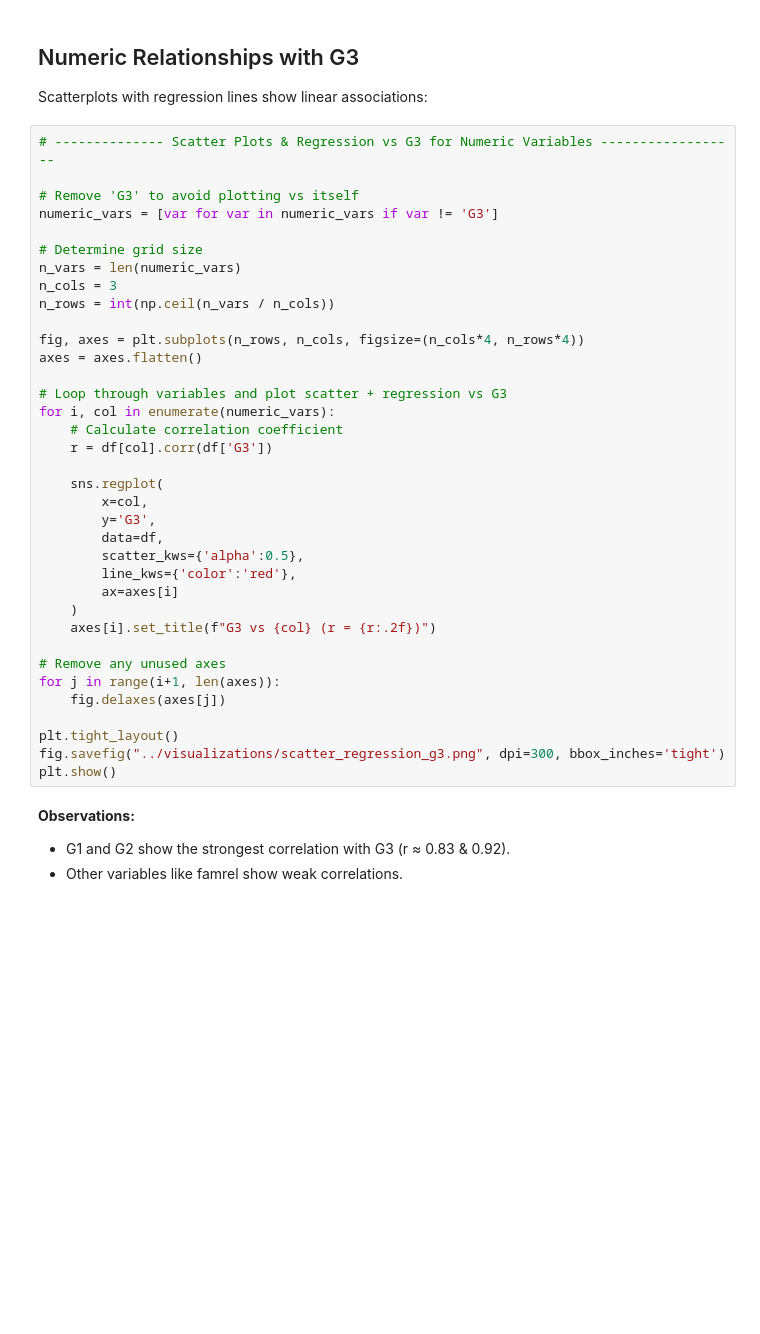
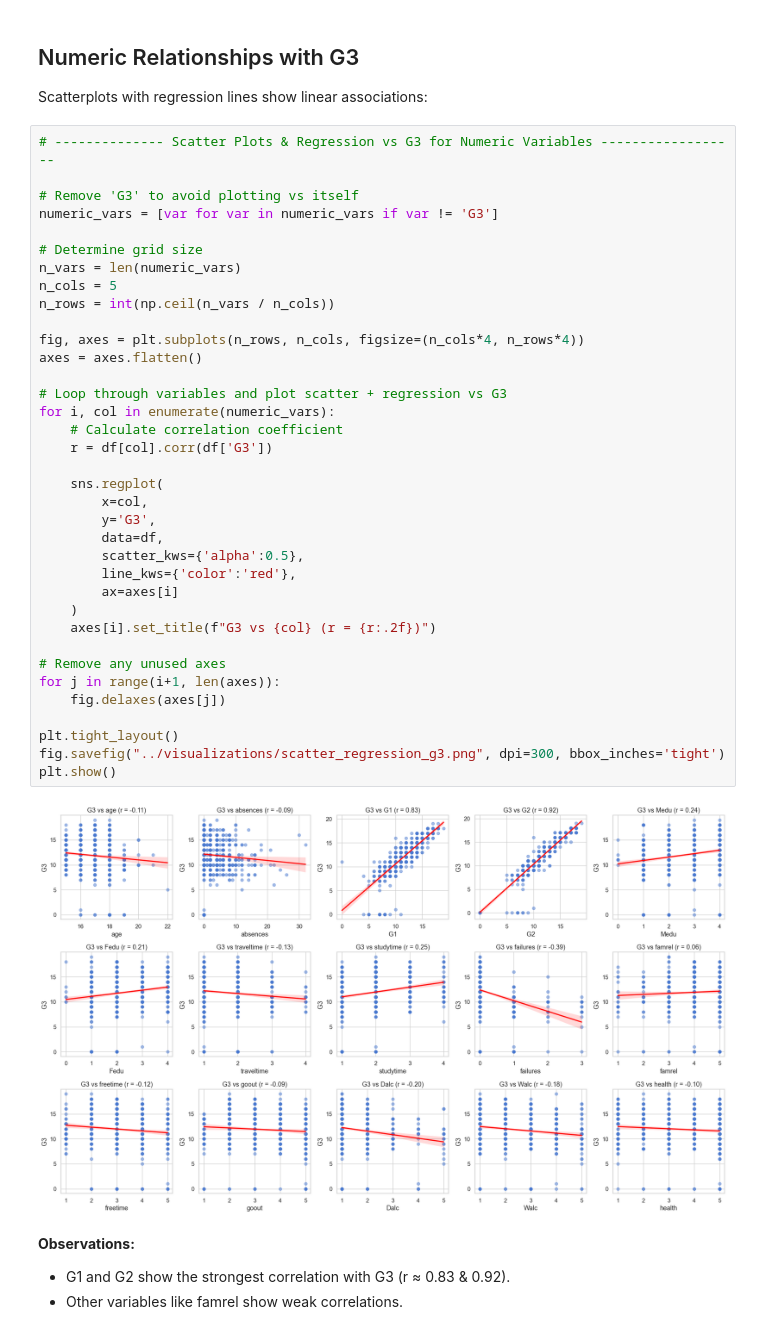
Before and after one commit to seanmcgowanx/aai-500-final-project-team-5, a Jupyter notebook: notebooks/main.ipynb, the cells around one changed output. Saved outputs shown, nothing was run; the diff lists cells and outputs as text; blank space fills up the shorter version.

```diff
--- a/notebooks/main.ipynb
+++ b/notebooks/main.ipynb
@@ -190,34 +237,36 @@ numeric_vars = [var for var in numeric_vars if var != 'G3']
 
 # Determine grid size
 n_vars = len(numeric_vars)
-n_cols = 3
+n_cols = 5
 n_rows = int(np.ceil(n_vars / n_cols))
 
 fig, axes = plt.subplots(n_rows, n_cols, figsize=(n_cols*4, n_rows*4))
 axes = axes.flatten()
 
 # Loop through variables and plot scatter + regression vs G3
 for i, col in enumerate(numeric_vars):
     # Calculate correlation coefficient
     r = df[col].corr(df['G3'])
 
     sns.regplot(
         x=col,
         y='G3',
         data=df,
         scatter_kws={'alpha':0.5},
         line_kws={'color':'red'},
         ax=axes[i]
     )
     axes[i].set_title(f"G3 vs {col} (r = {r:.2f})")
 
 # Remove any unused axes
 for j in range(i+1, len(axes)):
     fig.delaxes(axes[j])
 
 plt.tight_layout()
 fig.savefig("../visualizations/scatter_regression_g3.png", dpi=300, bbox_inches='tight')
 plt.show()
+# %% [output]
+[figure, added]
 # %% [markdown]
 **Observations:**
 
```
Also changed, not shown: parts of 22 cells of this notebook, 22 other files.
